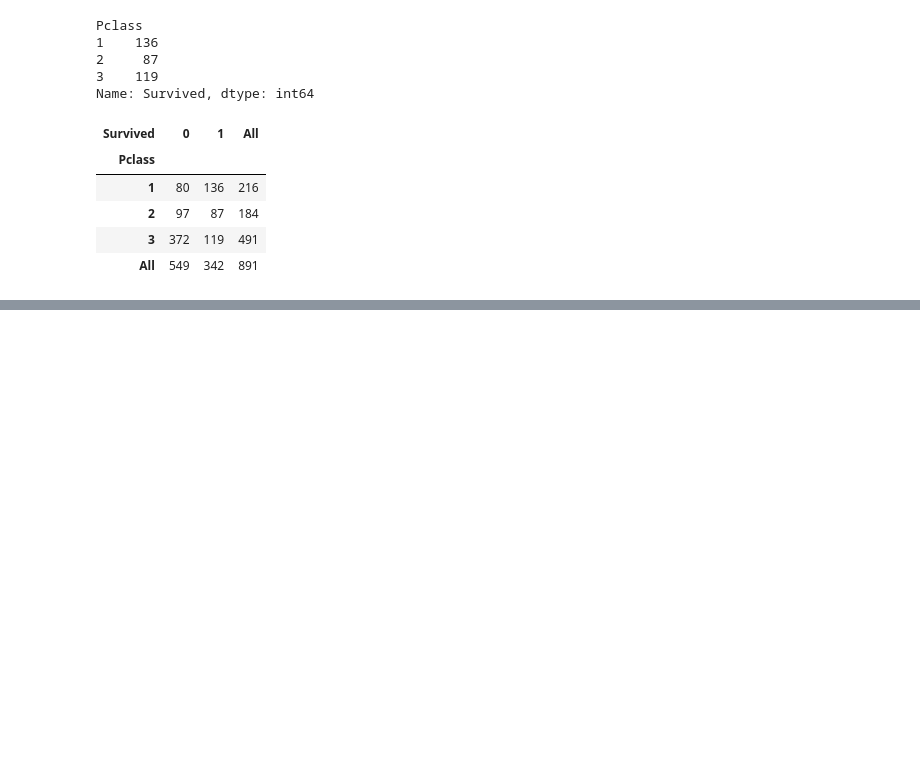
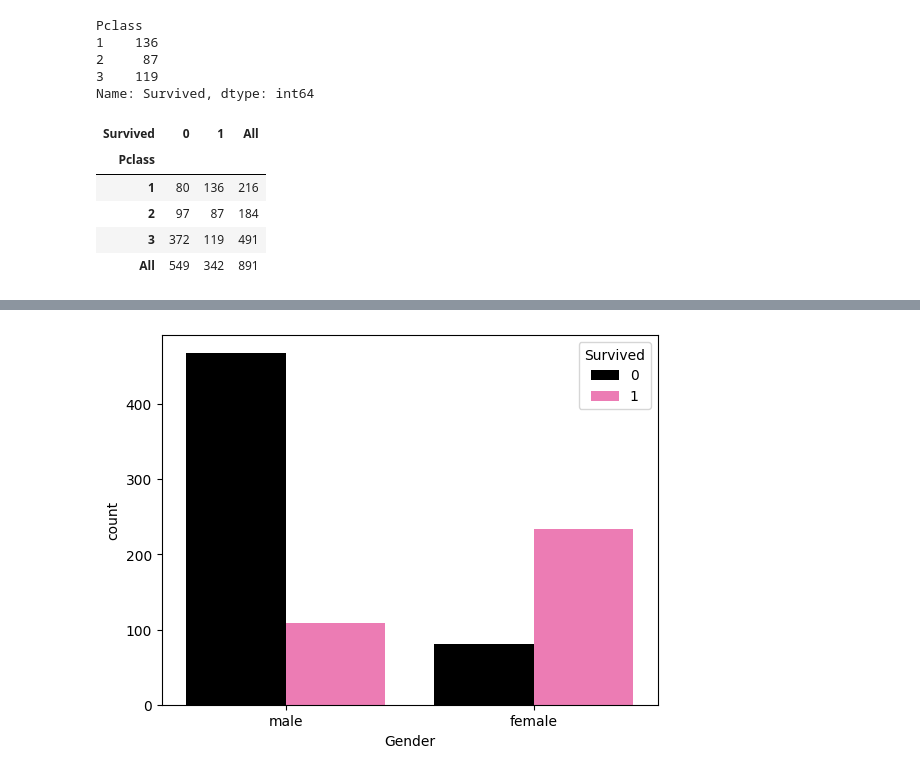
Before and after one commit to sallydeveloperr/DeepLearning, a Jupyter notebook: EDA/titanic.ipynb, the cells around one changed output, grey strips where cells are left out. Drawn from its saved outputs; the diff is of its cells as text; code cells hidden in the pictures; blank space fills up the shorter version.

```diff
--- a/EDA/titanic.ipynb
+++ b/EDA/titanic.ipynb
@@ -205,0 +207,5 @@ pd.crosstab(titanic['Pclass'], titanic['Survived'], margins=True).style.backgrou
+# %%
+sns.countplot(data=titanic,x='Gender',hue = 'Survived',palette=['black','hotpink','pink'],legend=True)
+plt.show()
+# %% [output]
+[figure, added]
```
Also changed, not shown: parts of 9 cells of this notebook.
